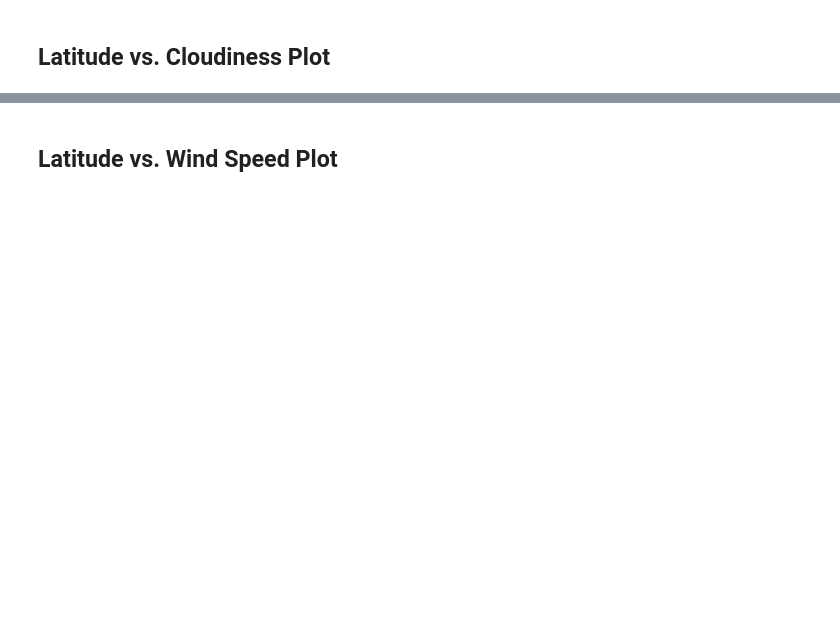
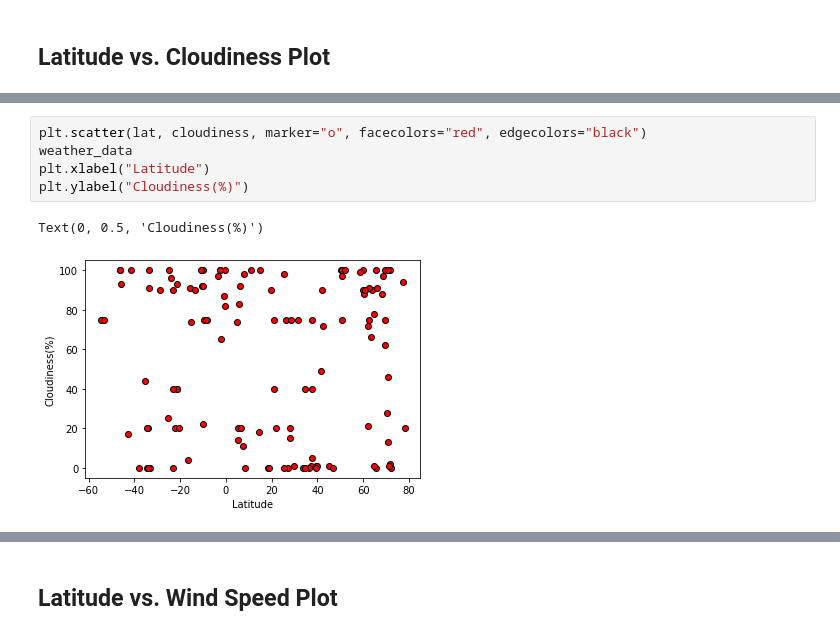
Before and after one commit to schoo424/python-api-challenge, a Jupyter notebook: WeatherPy/WeatherPy.ipynb, the cells around one changed output, grey strips where cells are left out. Drawn from its saved outputs; the diff is of its cells as text; blank space fills up the shorter version.

```diff
--- a/WeatherPy/WeatherPy.ipynb
+++ b/WeatherPy/WeatherPy.ipynb
@@ -221,0 +240,8 @@ Int64Index([], dtype='int64')
+# %%
+plt.scatter(lat, cloudiness, marker="o", facecolors="red", edgecolors="black")
+weather_data
+plt.xlabel("Latitude")
+plt.ylabel("Cloudiness(%)")
+# %% [output]
+Text(0, 0.5, 'Cloudiness(%)')
+[figure, added]
```
Also changed, not shown: parts of 26 cells of this notebook, 1 other file.
